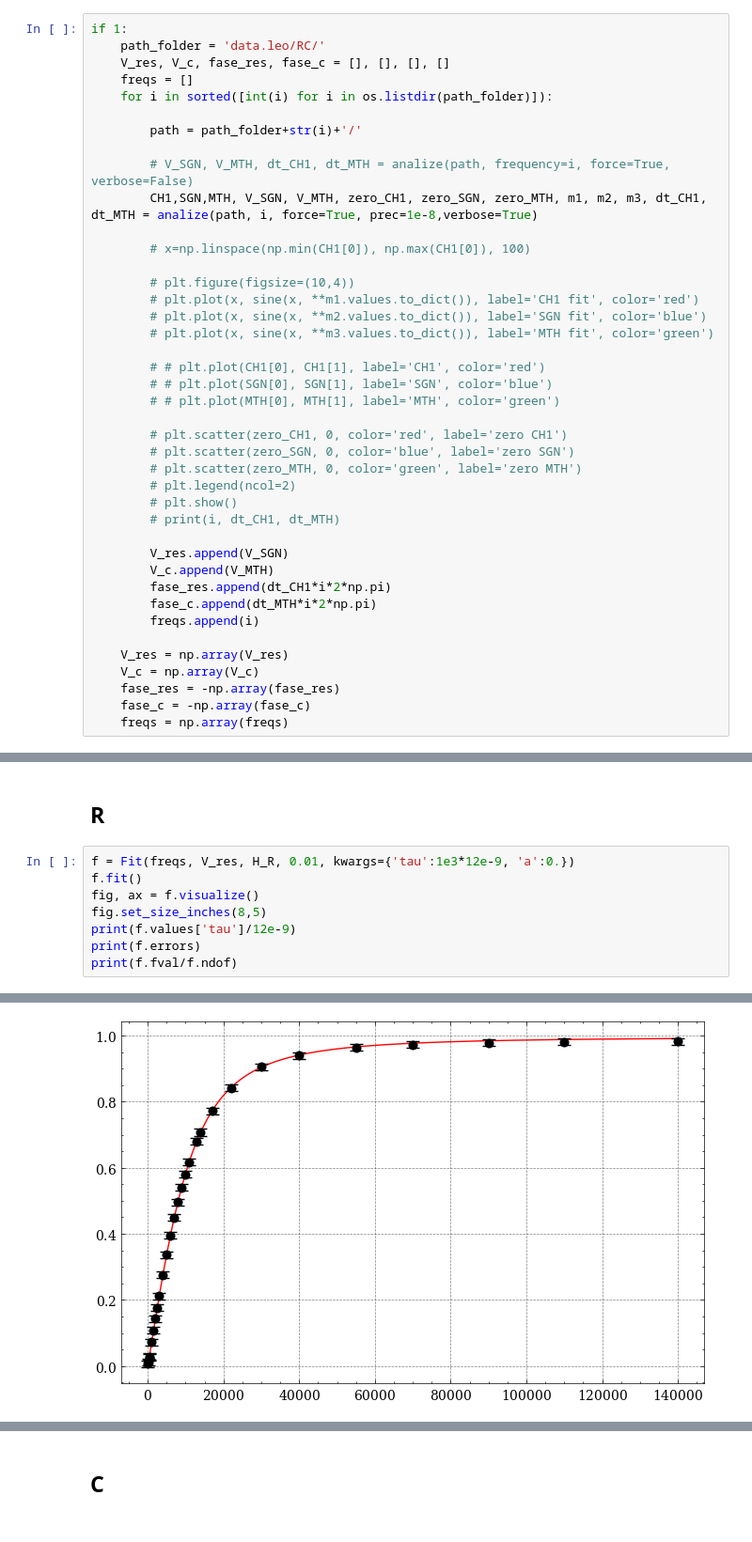
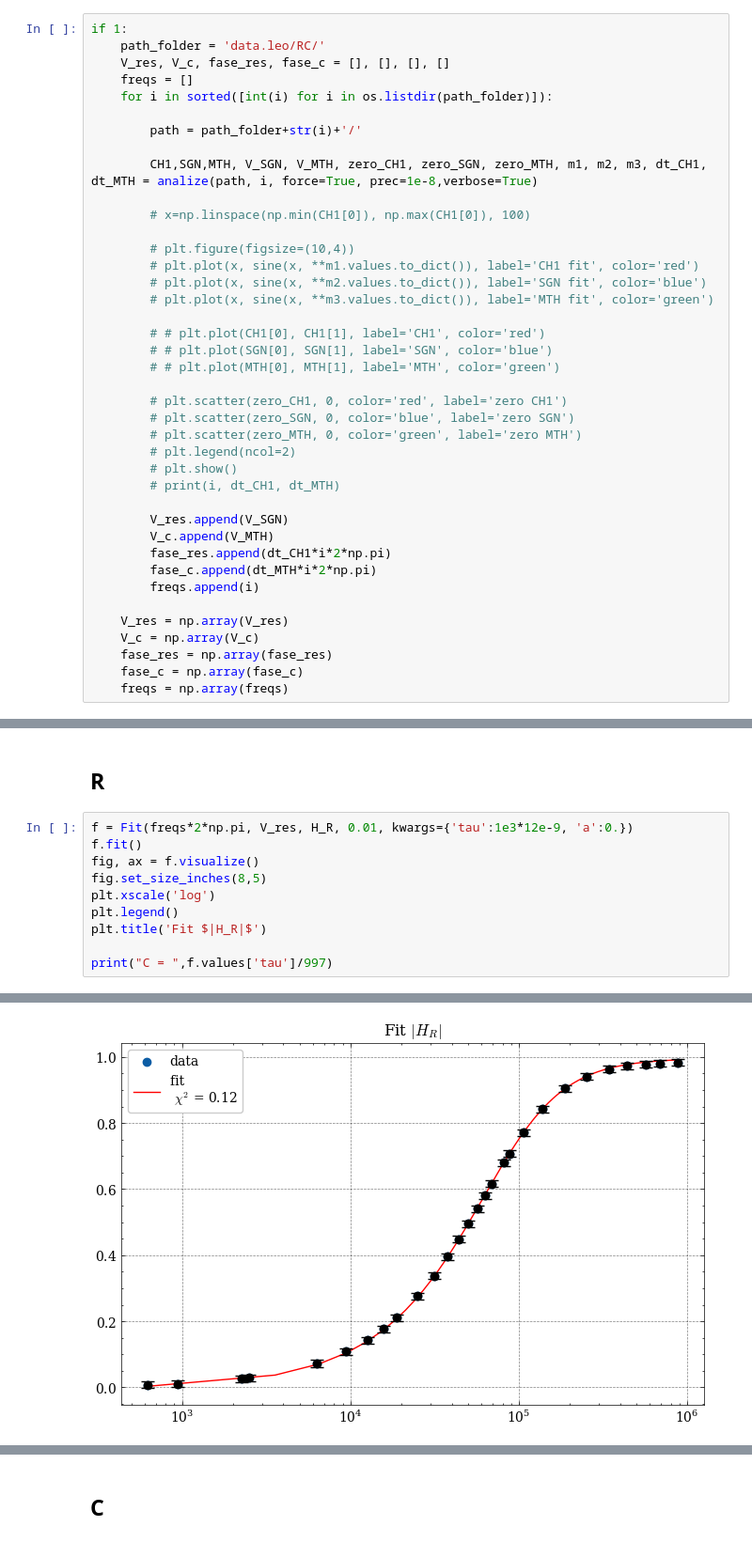
Before and after one commit to Yedi278/Lab2, a Jupyter notebook: Circuiti_3/RC.ipynb, the cells around one changed output, grey strips where cells are left out. Shown at 94% size. Drawn from its saved outputs; the diff is of its cells as text.

```diff
--- a/Circuiti_3/RC.ipynb
+++ b/Circuiti_3/RC.ipynb
@@ -37,7 +51,6 @@ if 1:
 
         path = path_folder+str(i)+'/'
 
-        # V_SGN, V_MTH, dt_CH1, dt_MTH = analize(path, frequency=i, force=True, verbose=False)
         CH1,SGN,MTH, V_SGN, V_MTH, zero_CH1, zero_SGN, zero_MTH, m1, m2, m3, dt_CH1, dt_MTH = analize(path, i, force=True, prec=1e-8,verbose=True)
 
         # x=np.linspace(np.min(CH1[0]), np.max(CH1[0]), 100)
@@ -66,8 +79,8 @@ if 1:
 
     V_res = np.array(V_res)
     V_c = np.array(V_c)
-    fase_res = -np.array(fase_res)
-    fase_c = -np.array(fase_c)
+    fase_res = np.array(fase_res)
+    fase_c = np.array(fase_c)
     freqs = np.array(freqs)
 # %% [markdown]
 # Modulo
@@ -92,11 +104,13 @@ plt.show()
 # %% [markdown]
 ## R
 # %%
-f = Fit(freqs, V_res, H_R, 0.01, kwargs={'tau':1e3*12e-9, 'a':0.})
+f = Fit(freqs*2*np.pi, V_res, H_R, 0.01, kwargs={'tau':1e3*12e-9, 'a':0.})
 f.fit()
 fig, ax = f.visualize()
 fig.set_size_inches(8,5)
-print(f.values['tau']/12e-9)
-print(f.errors)
-print(f.fval/f.ndof)
+plt.xscale('log')
+plt.legend()
+plt.title('Fit $|H_R|$')
+
+print("C = ",f.values['tau']/997)
 # %% [output]
@@ -106 +118 @@ print(f.fval/f.ndof)
-[figure, old version]
+[figure, new version]
```
Also changed, not shown: parts of 15 cells of this notebook, 1 other file.
